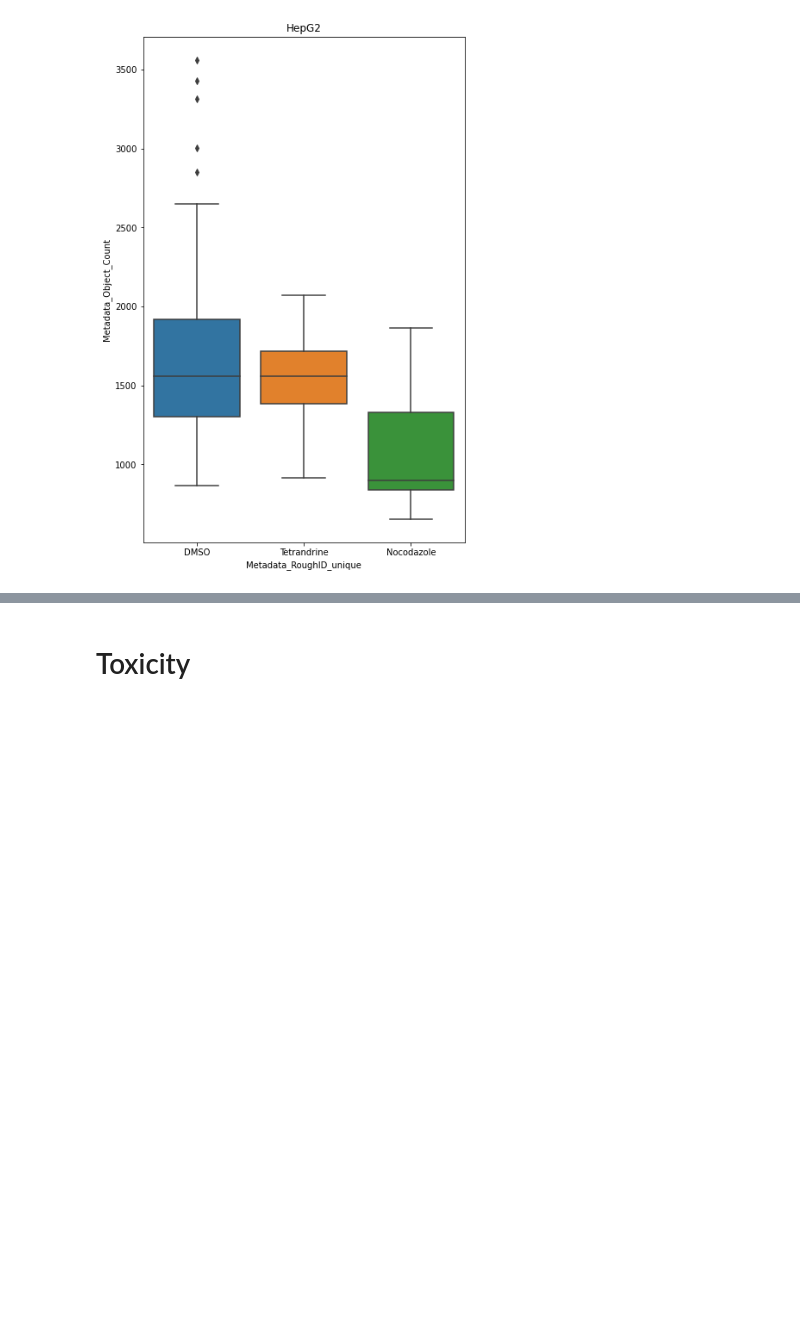
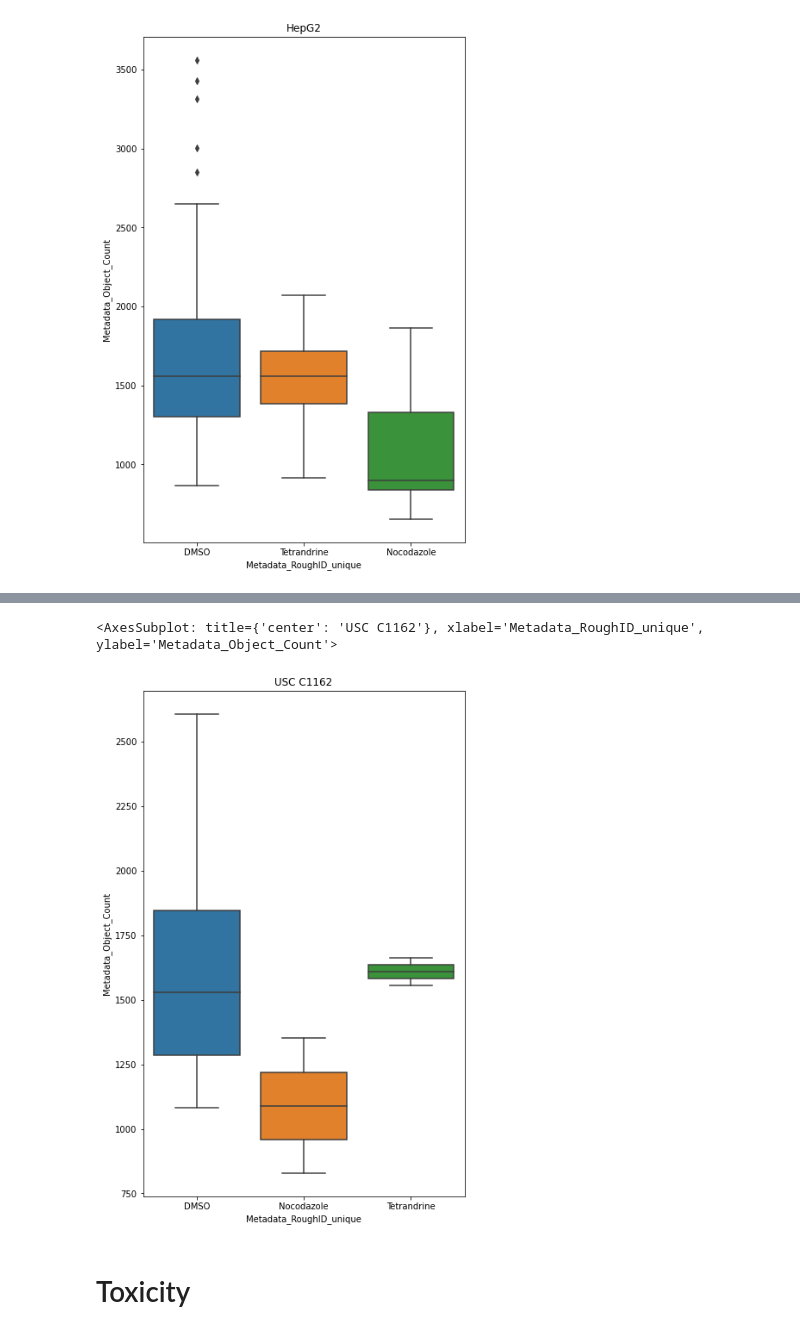
Before and after one commit to schmiedc/ECBL_quality_control, a Jupyter notebook: 05_Replicate_analysis.ipynb, the cells around one changed output, grey strips where cells are left out. Cells and saved outputs as stored; diff of their text form; code cells hidden in the pictures; blank space fills up the shorter version.

```diff
--- a/05_Replicate_analysis.ipynb
+++ b/05_Replicate_analysis.ipynb
@@ -241,3 +318,19 @@ sns.boxplot(data=filtered_source_plate_feature_select_controls, y="Metadata_Obje
+# %%
+# plot cell numbers of controls
+median_filtered_source_plate_feature_select_controls = median_filtered_source_plate_feature_select[(median_filtered_source_plate_feature_select["Metadata_RoughID_unique"] == "DMSO") |
+                                                                                                   (median_filtered_source_plate_feature_select["Metadata_RoughID_unique"] == "Tetrandrine") |
+                                                                                                   (median_filtered_source_plate_feature_select["Metadata_RoughID_unique"] == "Nocodazole") ]
+
+
+fig, (ax1)= plt.subplots(1, sharex=False, sharey=True)
+ax1.title.set_text('USC C1162')
+fig.tight_layout(pad=5.0)
+sns.boxplot(data=median_filtered_source_plate_feature_select_controls, y="Metadata_Object_Count", x="Metadata_RoughID_unique", ax=ax1)
+
+# plt.savefig(figure_path + str(date.today()) + '_CellNumberControls.pdf',  dpi=300)
+# %% [output]
+<AxesSubplot: title={'center': 'USC C1162'}, xlabel='Metadata_RoughID_unique', ylabel='Metadata_Object_Count'>
+[figure, added]
 # %% [markdown]
 # Toxicity
 # %%
```
Also changed, not shown: parts of 30 cells of this notebook.
